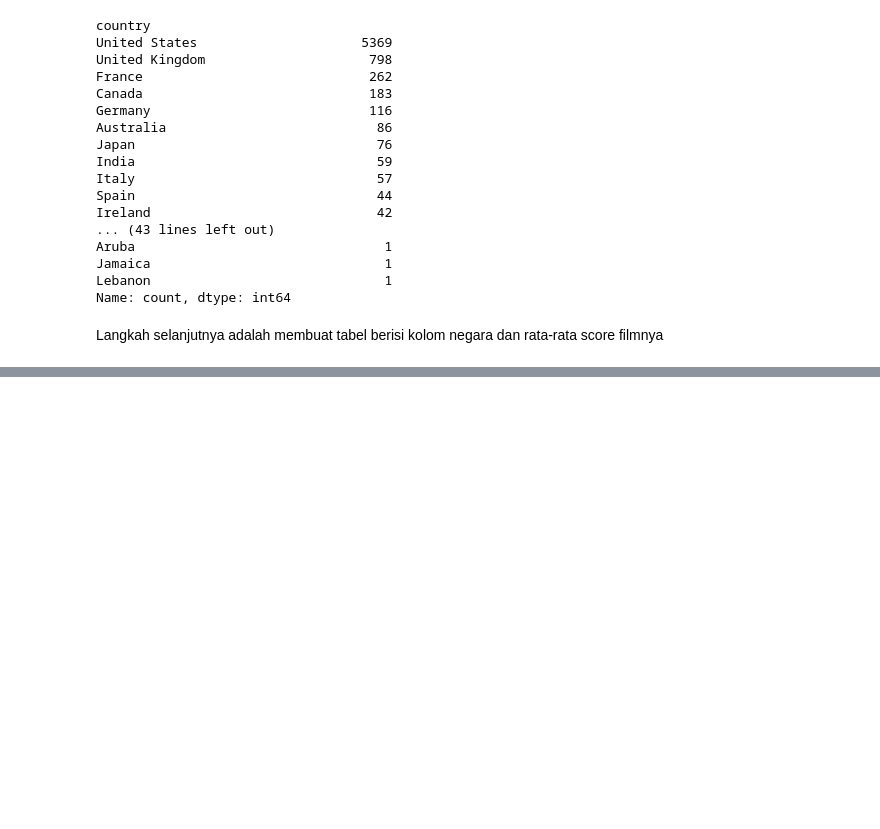
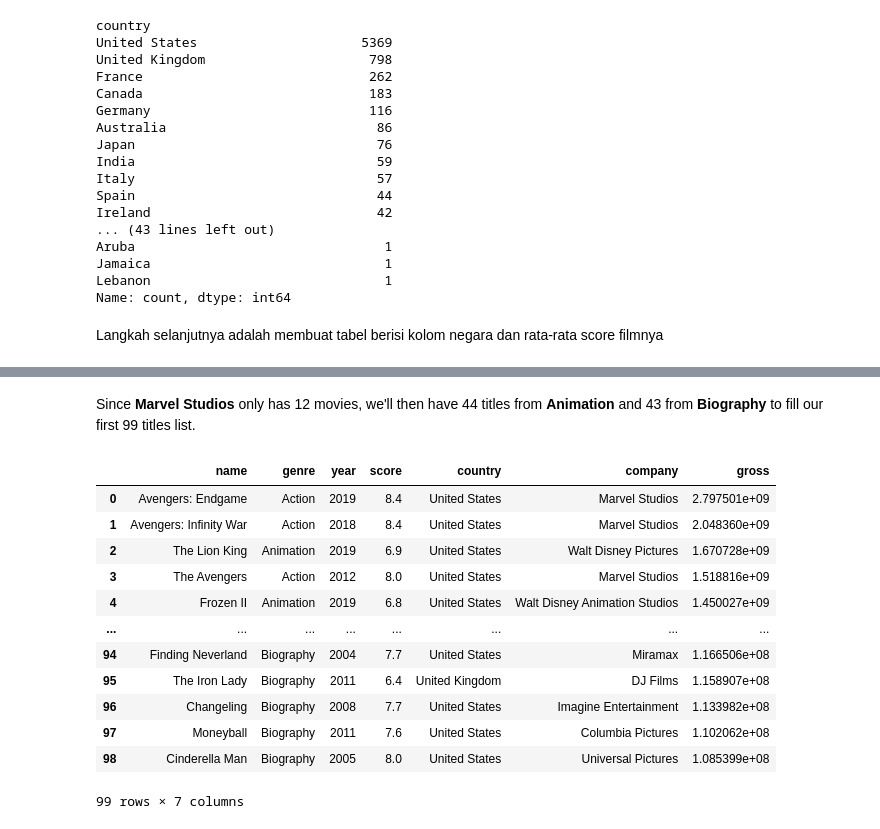
Before and after one commit to septyoa/MovieAnalysis, a Jupyter notebook: Movie Analysis.ipynb, the cells around one changed output, grey strips where cells are left out. Saved outputs shown, nothing was run; the diff lists cells and outputs as text; code cells hidden in the pictures; blank space fills up the shorter version.

```diff
--- a/Movie Analysis.ipynb
+++ b/Movie Analysis.ipynb
@@ -664,0 +560,6 @@ Dari seluruh analisa data yang diambil maka dapat disimpulkan bahwa pada 2025, l
+# %%
+# Filtering genre to animation and year after 2000
+maxgenre = movies.query('genre == "Animation"')
+maxgenre = maxgenre.query('year > 2000')
+maxgenre = maxgenre.sort_values(by='gross', ascending=False)
+maxgenre.head(10)
@@ -664,0 +578,6 @@ Dari seluruh analisa data yang diambil maka dapat disimpulkan bahwa pada 2025, l
+# %%
+# filtering genre to biography and year after 2000
+sgenre = movies.query('genre == "Biography"')
+sgenre = sgenre.query('year > 2000')
+sgenre = sgenre.sort_values(by='gross', ascending=False)
+sgenre.head(10)
@@ -664,0 +616,24 @@ Dari seluruh analisa data yang diambil maka dapat disimpulkan bahwa pada 2025, l
+# %% [markdown]
+Since **Marvel Studios** only has 12 movies, we'll then have 44 titles from **Animation** and 43 from **Biography** to fill our first 99 titles list.
+# %%
+top_maxgenre = maxgenre.head(44)
+top_sgenre = sgenre.head(43)
+top_mcompany = mcompany.head(12)
+
+top_combined = pd.concat([top_maxgenre, top_sgenre, top_mcompany], ignore_index=True)
+top_combined = top_combined.sort_values(by='gross', ascending=False).reset_index(drop=True)
+top_combined
+# %% [output]
+|  | name | genre | year | score | country | company | gross |
+| 0 | Avengers: Endgame | Action | 2019 | 8.4 | United States | Marvel Studios | 2.797501e+09 |
+| 1 | Avengers: Infinity War | Action | 2018 | 8.4 | United States | Marvel Studios | 2.048360e+09 |
+| 2 | The Lion King | Animation | 2019 | 6.9 | United States | Walt Disney Pictures | 1.670728e+09 |
+| 3 | The Avengers | Action | 2012 | 8.0 | United States | Marvel Studios | 1.518816e+09 |
+| 4 | Frozen II | Animation | 2019 | 6.8 | United States | Walt Disney Animation Studios | 1.450027e+09 |
+| ... | ... | ... | ... | ... | ... | ... | ... |
+| 94 | Finding Neverland | Biography | 2004 | 7.7 | United States | Miramax | 1.166506e+08 |
+| 95 | The Iron Lady | Biography | 2011 | 6.4 | United Kingdom | DJ Films | 1.158907e+08 |
+| 96 | Changeling | Biography | 2008 | 7.7 | United States | Imagine Entertainment | 1.133982e+08 |
+| 97 | Moneyball | Biography | 2011 | 7.6 | United States | Columbia Pictures | 1.102062e+08 |
+| 98 | Cinderella Man | Biography | 2005 | 8.0 | United States | Universal Pictures | 1.085399e+08 |
+99 rows × 7 columns
```
Also changed, not shown: parts of 126 cells of this notebook, 2 other files.
